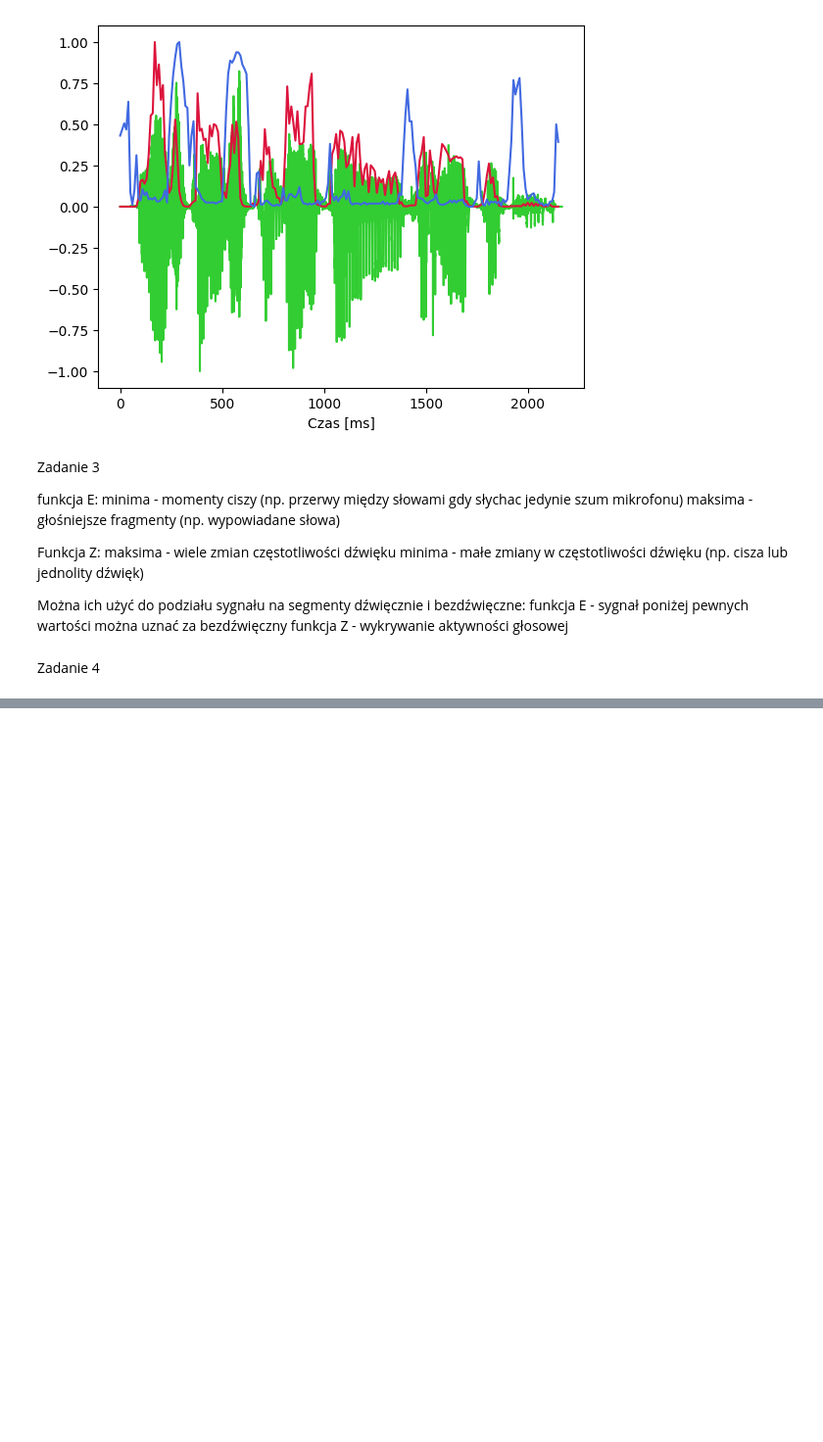
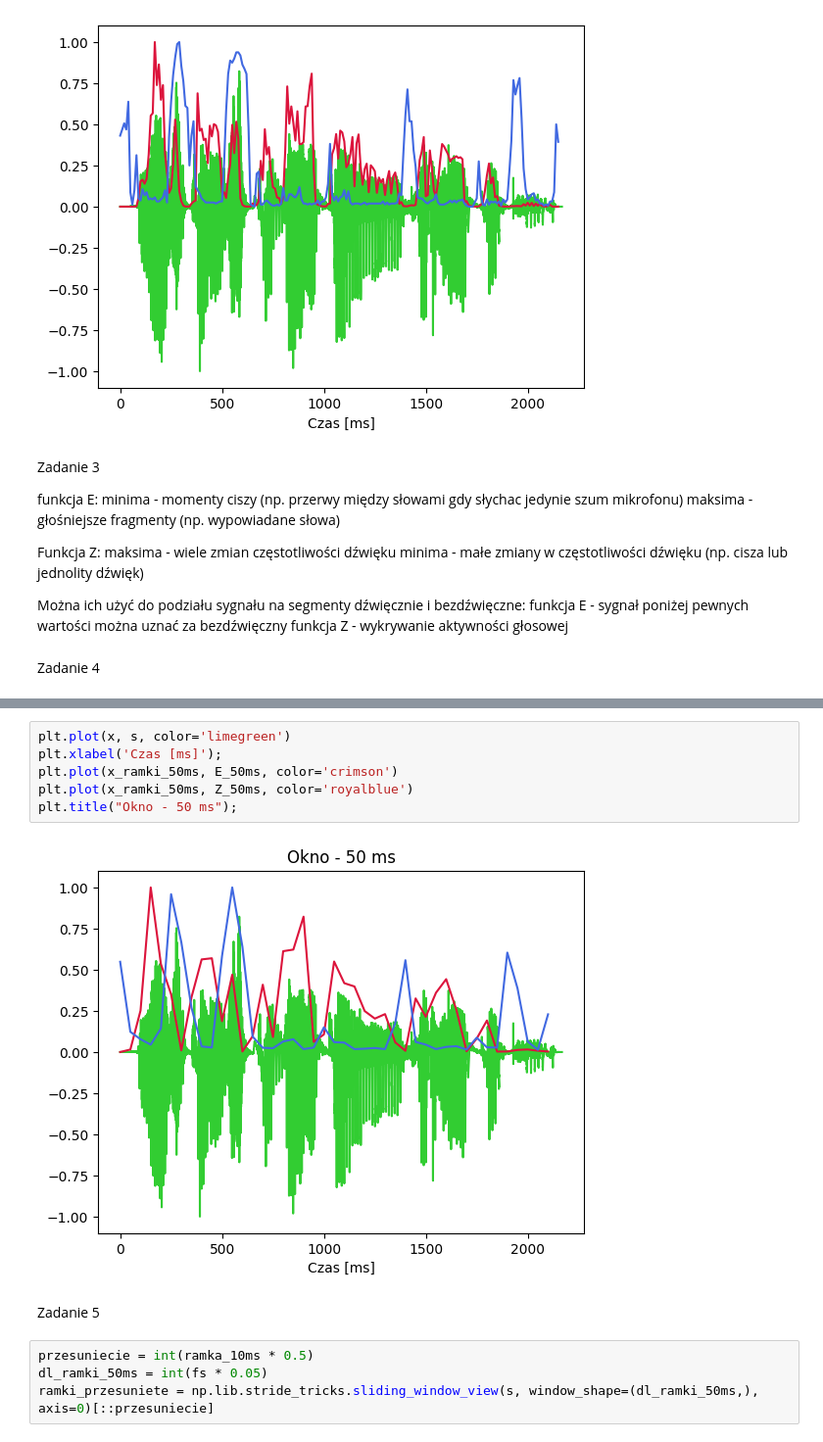
Before and after one commit to szvbvtk/Przetwarzanie_i_analiza_danych, a Jupyter notebook: lab_9.ipynb, the cells around one changed output, grey strips where cells are left out. Shown at 98% size. Cells and saved outputs as stored; diff of their text form; blank space fills up the shorter version.

```diff
--- a/lab_9.ipynb
+++ b/lab_9.ipynb
@@ -133,0 +148,14 @@ x_ramki_50ms = np.arange(0, czas_ms, 50)[:E_50ms.shape[0]]
+# %%
+plt.plot(x, s, color='limegreen')
+plt.xlabel('Czas [ms]');
+plt.plot(x_ramki_50ms, E_50ms, color='crimson')
+plt.plot(x_ramki_50ms, Z_50ms, color='royalblue')
+plt.title("Okno - 50 ms");
+# %% [output]
+[figure, added]
+# %% [markdown]
+Zadanie 5
+# %%
+przesuniecie = int(ramka_10ms * 0.5)
+dl_ramki_50ms = int(fs * 0.05)
+ramki_przesuniete = np.lib.stride_tricks.sliding_window_view(s, window_shape=(dl_ramki_50ms,), axis=0)[::przesuniecie]
```
Also changed, not shown: parts of 13 cells of this notebook.
